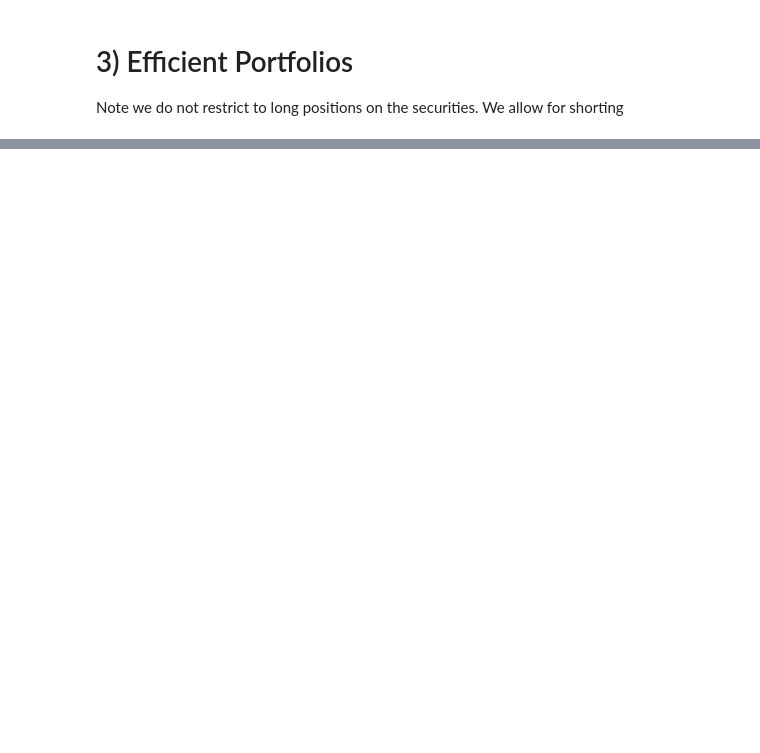
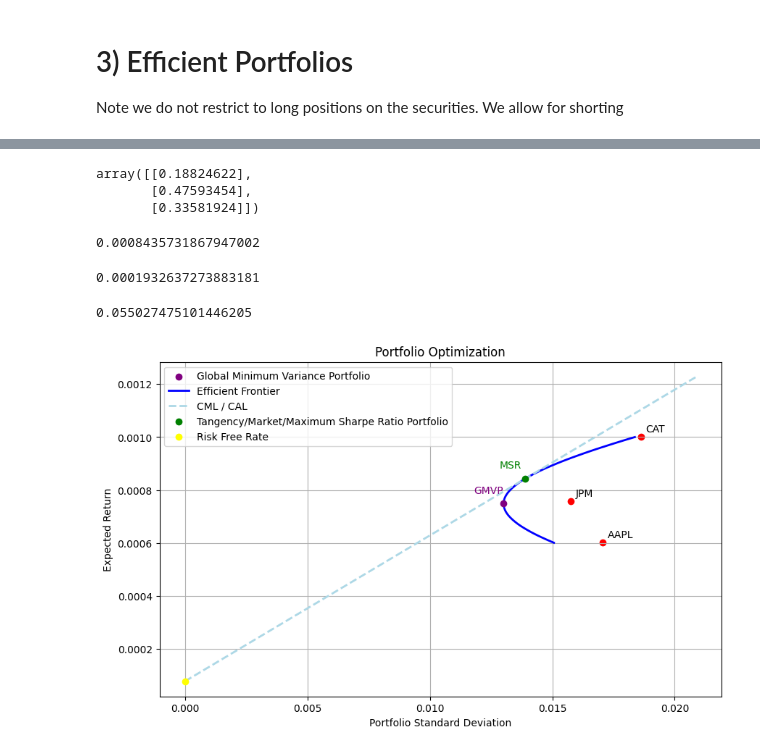
Before and after one commit to javidsegura/portfolio-optimization, a Jupyter notebook: portfolio.ipynb, the cells around one changed output, grey strips where cells are left out. Cells and saved outputs as stored; diff of their text form; code cells hidden in the pictures; blank space fills up the shorter version.

```diff
--- a/portfolio.ipynb
+++ b/portfolio.ipynb
@@ -429,0 +159,22 @@ plt.show()
+# %%
+results_dict["weights"]
+# %% [output]
+array([[0.18824622],
+       [0.47593454],
+       [0.33581924]])
+# %%
+results_dict["expected_return"]
+# %% [output]
+0.0008435731867947002
+# %%
+results_dict["expected_variance"]
+# %% [output]
+0.0001932637273883181
+# %%
+results_dict["sharpe_ratio"]
+# %% [output]
+0.055027475101446205
+# %%
+portfolio.plots.plot_results(include_gmvp=True, include_efficient_frontier=True, include_sharpe=True, include_individual_securities=True)
+# %% [output]
+[figure, added]
```
Also changed, not shown: parts of 69 cells of this notebook, 12 other files.
